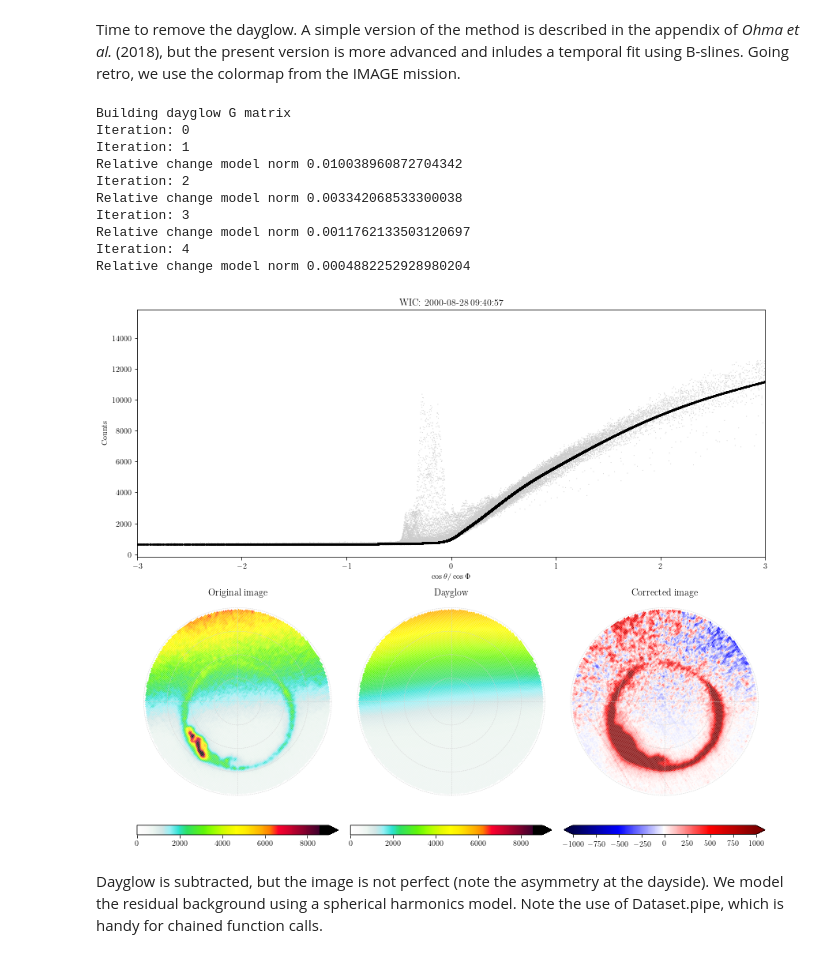
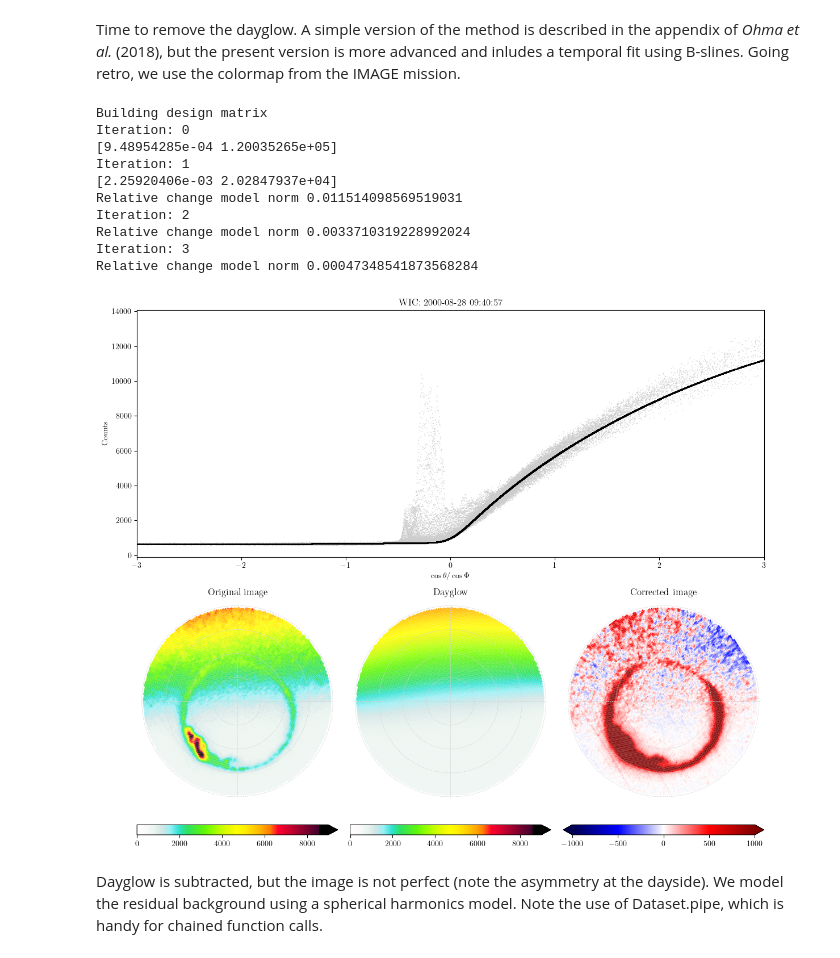
Before and after one commit to aohma/fuvpy, a Jupyter notebook: notebooks/fuvpyExample.ipynb, the cells around one changed output. Drawn from its saved outputs; the diff is of its cells as text; code cells hidden in the pictures.

```diff
--- a/notebooks/fuvpyExample.ipynb
+++ b/notebooks/fuvpyExample.ipynb
@@ -18,6 +18,6 @@ warnings.filterwarnings("ignore",category =RuntimeWarning) # Turn of all the war
 
 path = '../data/wicFiles/'
 wicfiles = glob.glob(path + '*.idl')
-wic = fuv.readImg(wicfiles)
+wic = fuv.readImg(wicfiles,dzalim=75)
 wic
 # %% [output]
@@ -100,20 +95,20 @@ fuv.plotimgProj(wic.isel(date=6),inImg='img',crange=(0,4000))
 # %% [markdown]
 Time to remove the dayglow. A simple version of the method is described in the appendix of *Ohma et al.* (2018), but the present version is more advanced and inludes a temporal fit using B-slines. Going retro, we use the colormap from the IMAGE mission.
 # %%
-wic = fuv.makeDGmodel(wic,transform='log',tOrder=1)
+wic = fuv.makeBSmodel(wic,tukeyVal=5,tOrder=0)
 fuv.showDGmodel(wic.isel(date=6),cmap=fuv.getIMAGEcmap())
 # %% [output]
-Building dayglow G matrix
+Building design matrix
 Iteration: 0
+[9.48954285e-04 1.20035265e+05]
 Iteration: 1
-Relative change model norm 0.010038960872704342
+[2.25920406e-03 2.02847937e+04]
+Relative change model norm 0.011514098569519031
 Iteration: 2
-Relative change model norm 0.003342068533300038
+Relative change model norm 0.0033710319228992024
 Iteration: 3
-Relative change model norm 0.0011762133503120697
-Iteration: 4
-Relative change model norm 0.0004882252928980204
+Relative change model norm 0.00047348541873568284
-[figure, old version]
+[figure, new version]
 # %% [markdown]
 Dayglow is subtracted, but the image is not perfect (note the asymmetry at the dayside). We model the residual background using a spherical harmonics model. Note the use of Dataset.pipe, which is handy for chained function calls.
 # %%
```
Also changed, not shown: parts of 13 cells of this notebook, 8 other files.
